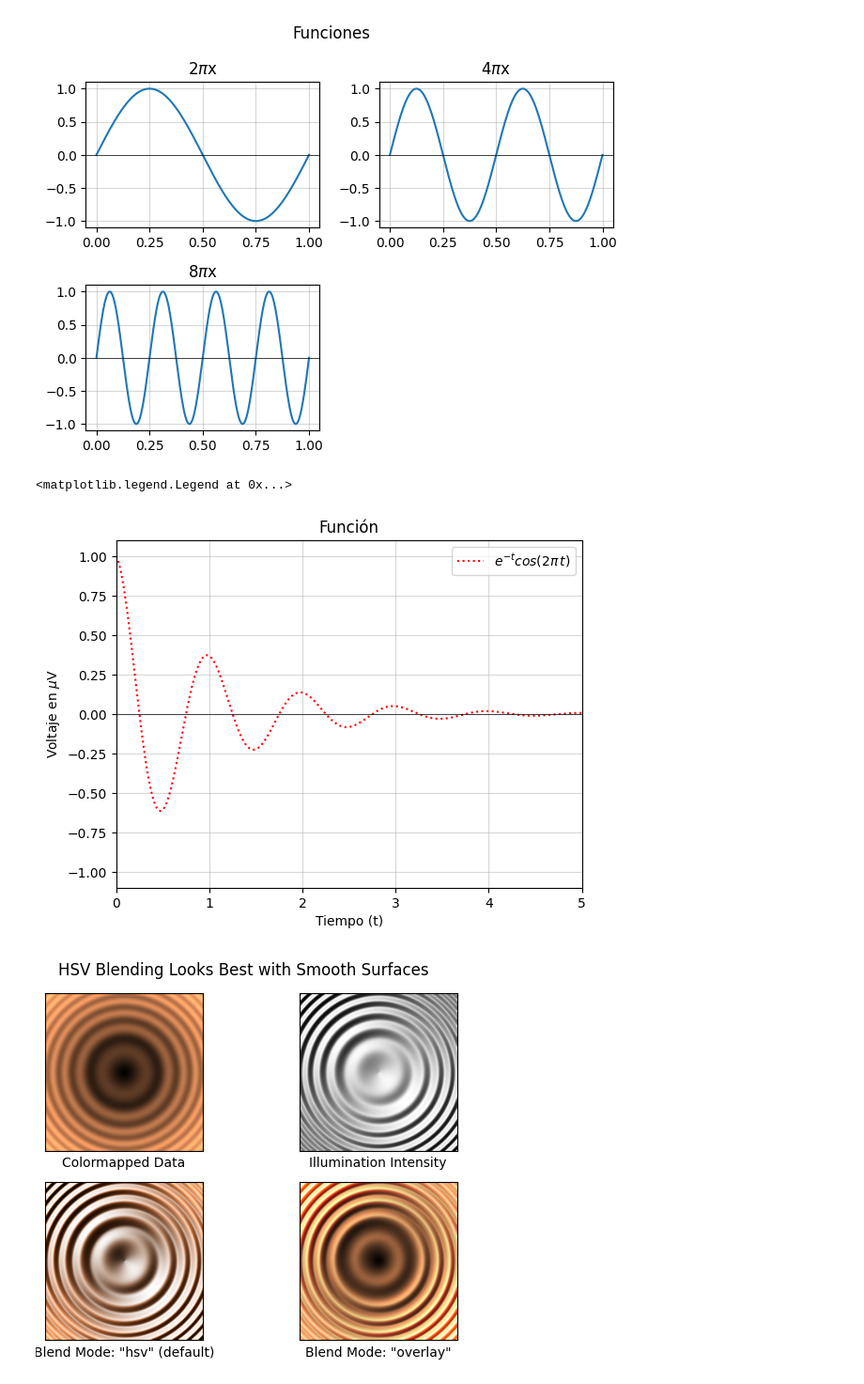
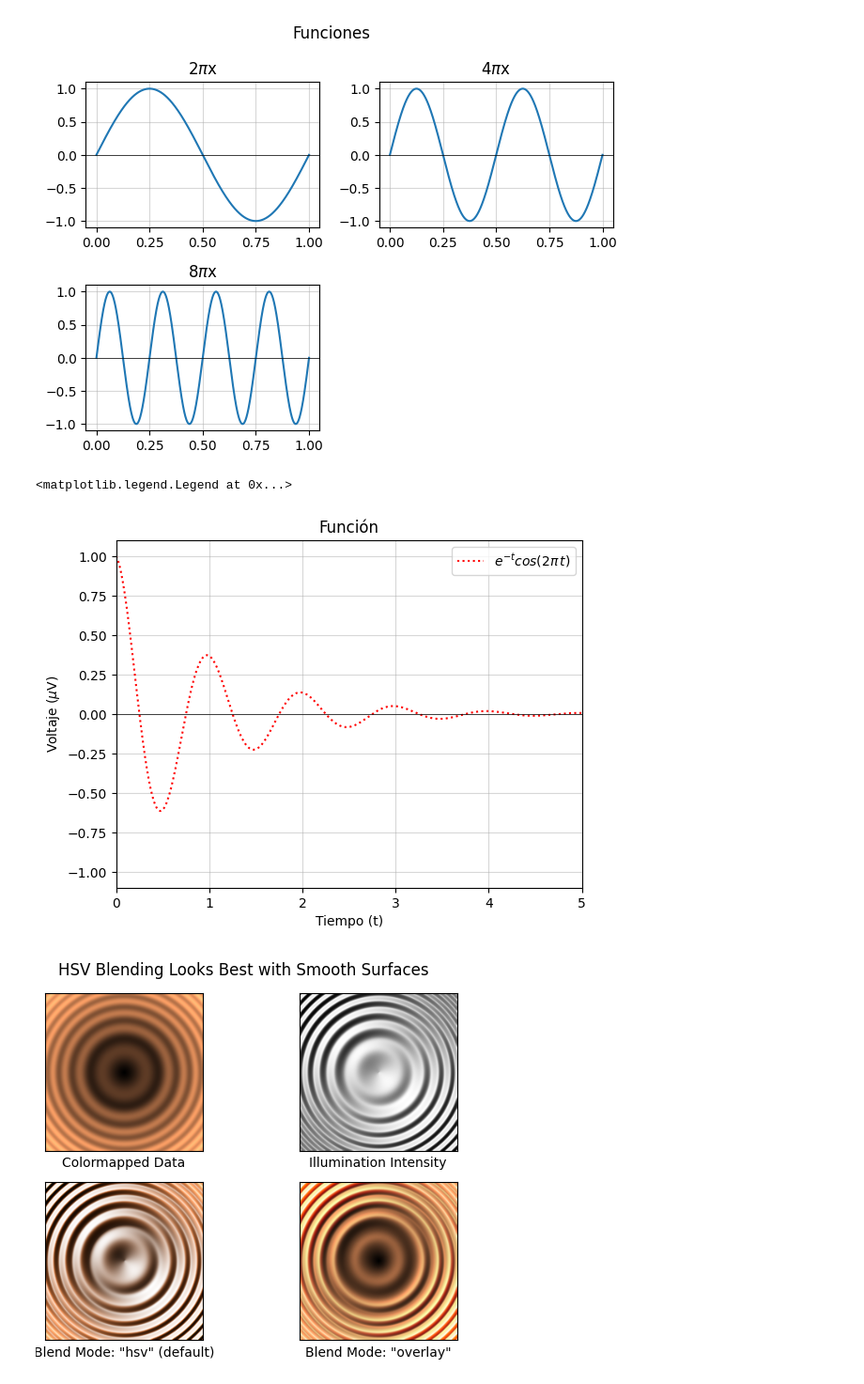
Before and after one commit to Jupazumur/lcc-ia-2026-1, a Jupyter notebook: eval_conocimiento/Introducción a Numpy y Matplotlib.ipynb, the cells around one changed output. Shown at 94% size. Cells and saved outputs as stored; diff of their text form; code cells hidden in the pictures.

```diff
--- a/eval_conocimiento/Introducción a Numpy y Matplotlib.ipynb
+++ b/eval_conocimiento/Introducción a Numpy y Matplotlib.ipynb
@@ -625,22 +630,22 @@ plt.show()
 # %%
 # 3
 t = np.arange(0, 6, 0.01)
 y = np.power(np.e, -t) * np.cos(2 * np.pi * t)
 plt.plot(t, y, 'r:', label=r"$e^{-t} cos(2 \pi \, t)$")
 
 plt.title("Función")
 plt.xlabel("Tiempo (t)")
-plt.ylabel(r"Voltaje en $\mu$V")
+plt.ylabel(r"Voltaje ($\mu$V)")
 ax = plt.gca()
 
 plt.ylim(-1.1, 1.1)
 plt.xlim(0, 5)
 plt.grid(True, linestyle='-', alpha=0.5)
 plt.axhline(0, color='black', linewidth=0.5)
 
 plt.legend()
 # %% [output]
 <matplotlib.legend.Legend at 0x...>
-[figure, old version]
+[figure, new version]
 # %%
 # 4
```
Also changed, not shown: parts of 6 cells of this notebook.
